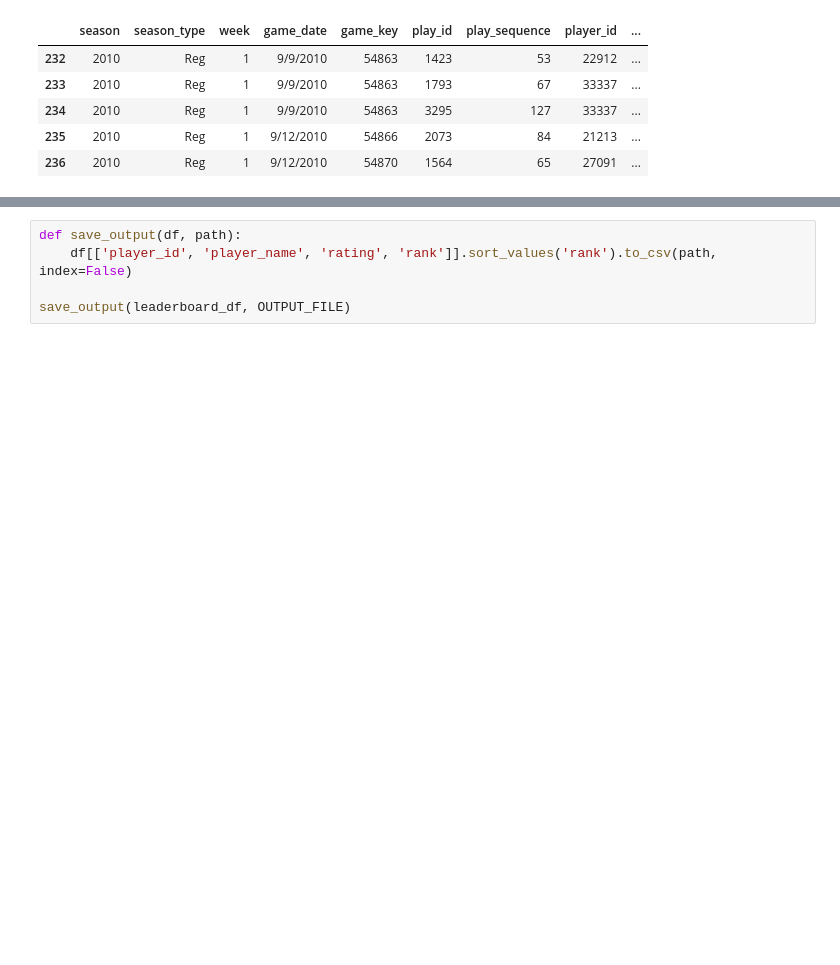
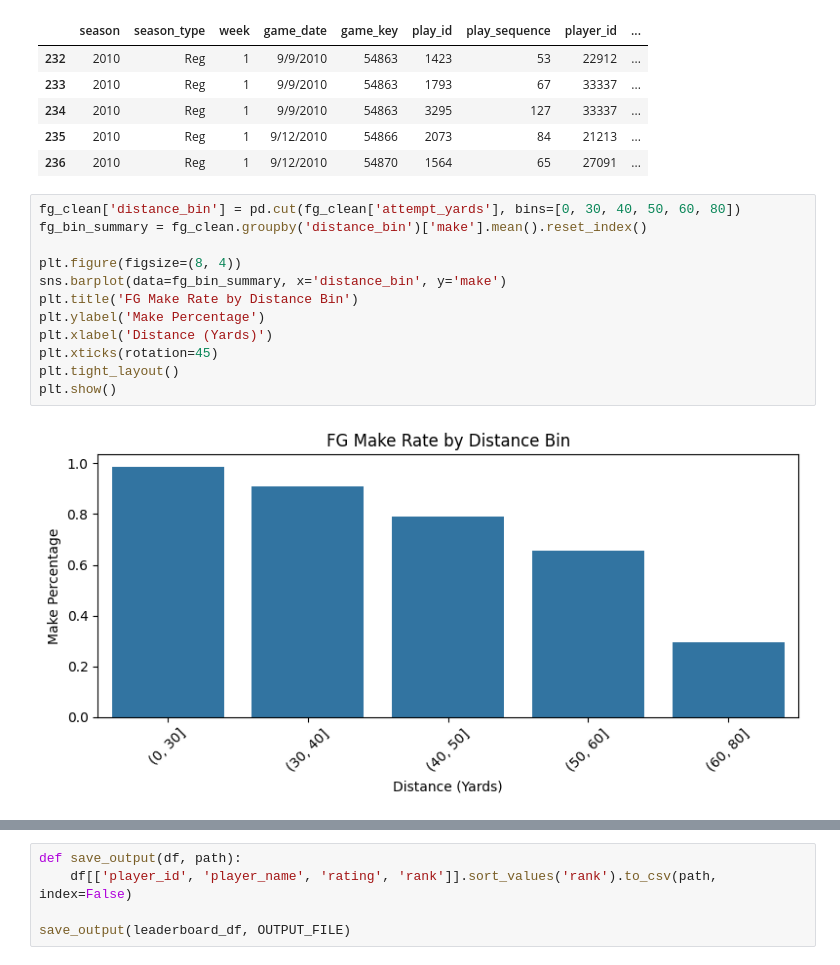
Before and after one commit to Jordan-Wergiles/fg-kicker-leaderboard, a Jupyter notebook: app/Leaderboard Notebook.ipynb, the cells around one changed output, grey strips where cells are left out. Cells and saved outputs as stored; diff of their text form; blank space fills up the shorter version.

```diff
--- a/app/Leaderboard Notebook.ipynb
+++ b/app/Leaderboard Notebook.ipynb
@@ -40,3 +42,17 @@ fg_clean.head()
 | 234 | 2010 | Reg | 1 | 9/9/2010 | 54863 | 3295 | 127 | 33337 | ... |
 | 235 | 2010 | Reg | 1 | 9/12/2010 | 54866 | 2073 | 84 | 21213 | ... |
 | 236 | 2010 | Reg | 1 | 9/12/2010 | 54870 | 1564 | 65 | 27091 | ... |
+# %%
+fg_clean['distance_bin'] = pd.cut(fg_clean['attempt_yards'], bins=[0, 30, 40, 50, 60, 80])
+fg_bin_summary = fg_clean.groupby('distance_bin')['make'].mean().reset_index()
+
+plt.figure(figsize=(8, 4))
+sns.barplot(data=fg_bin_summary, x='distance_bin', y='make')
+plt.title('FG Make Rate by Distance Bin')
+plt.ylabel('Make Percentage')
+plt.xlabel('Distance (Yards)')
+plt.xticks(rotation=45)
+plt.tight_layout()
+plt.show()
+# %% [output]
+[figure, added]
```
Also changed, not shown: parts of 6 cells of this notebook.
